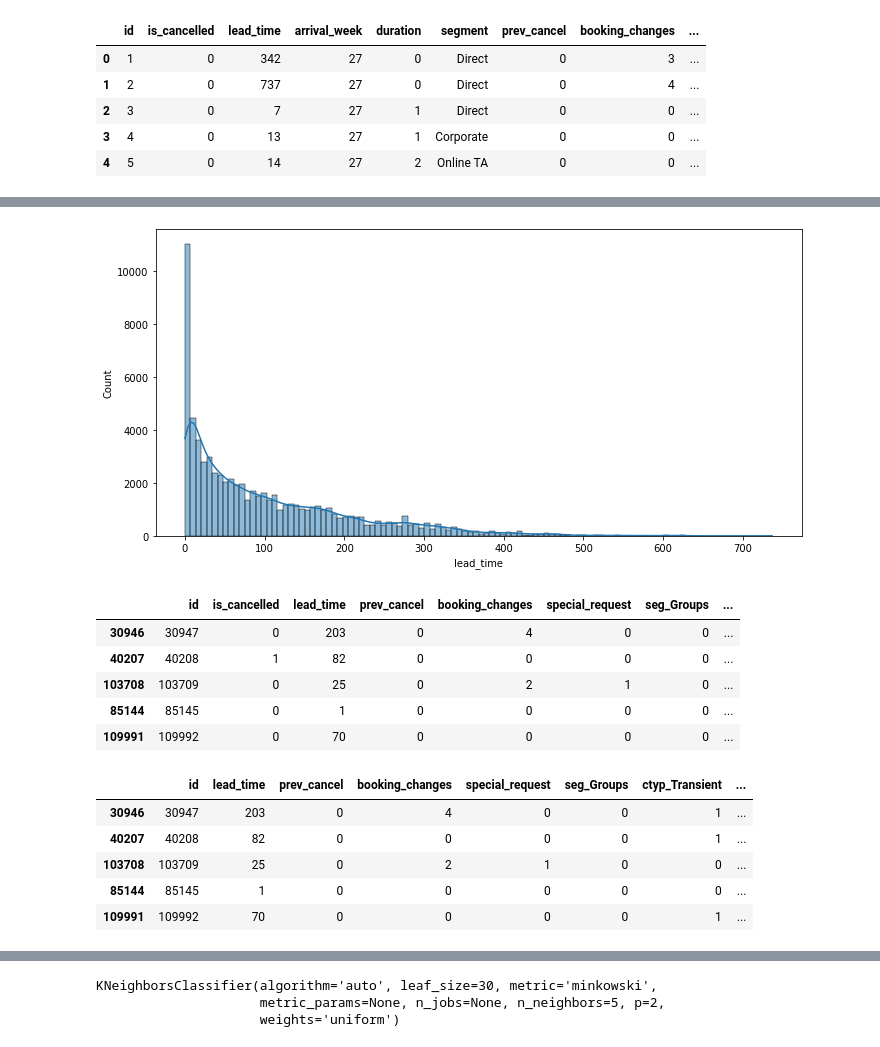
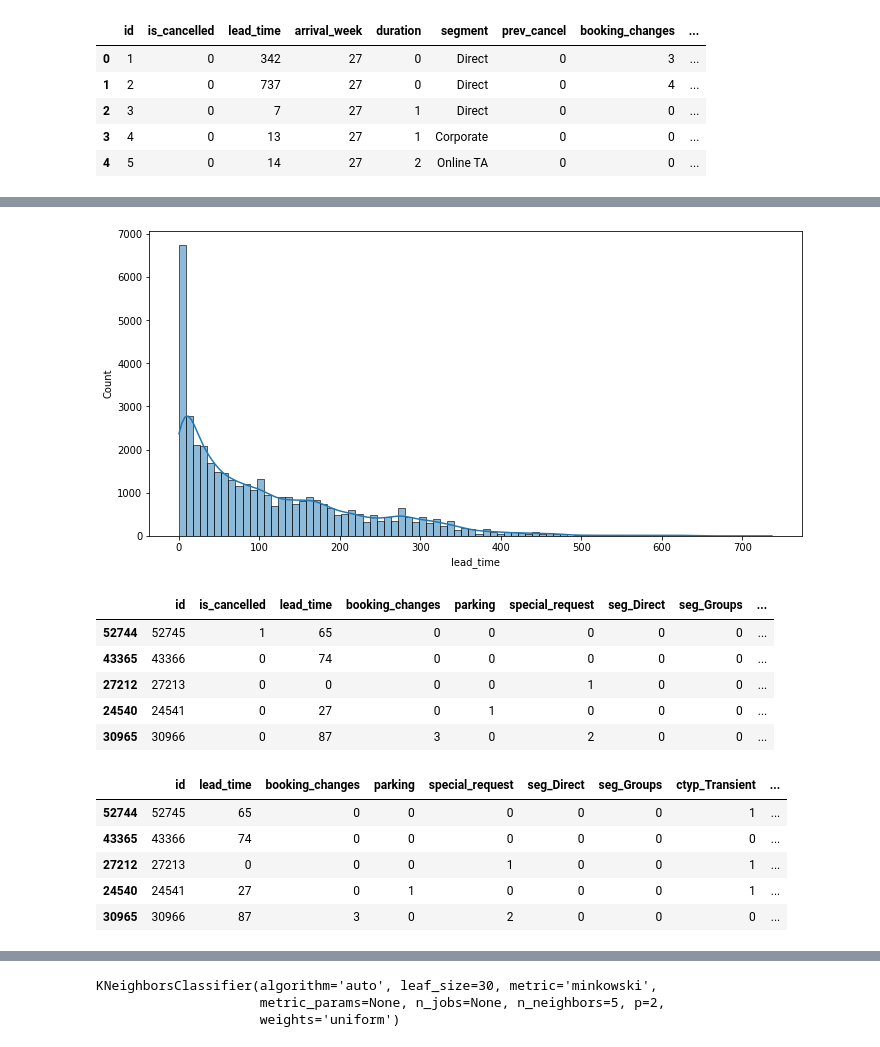
Before and after one commit to jeyakumarvs/datascience, a Jupyter notebook: hotel_cancellation_pred.ipynb, the cells around one changed output, grey strips where cells are left out. Saved outputs shown, nothing was run; the diff lists cells and outputs as text; code cells hidden in the pictures.

```diff
--- a/hotel_cancellation_pred.ipynb
+++ b/hotel_cancellation_pred.ipynb
@@ -207,7 +208,7 @@ data.head()
 | 4 | 5 | 0 | 14 | 27 | 2 | Online TA | 0 | 0 | ... |
 # %%
 #split the train and test data
-tr_data, test_data = train_test_split(data, test_size=0.4, random_state=42)
+tr_data, test_data = train_test_split(data, test_size=0.5, random_state=42)
 print("Training set count: ", len(tr_data))
 print("Test set count: ",len(test_data))
 # %% [output]
@@ -297,39 +298,39 @@ sb.histplot(lead_time, kde=True)
 plt.tight_layout()
 plt.show()
 # %% [output]
-[figure, old version]
+[figure, new version]
 # %%
 # Test Data
 
 test_data_mdl = test_data.copy()
 #Rename it to make it consitent with other features
 test_data_mdl.rename(columns={'dep_Non Refund':'dep_non_refund'}, inplace=True)
 test_data_mdl.rename(columns={'dep_No Deposit':'dep_no_deposit'}, inplace=True)
 test_data_mdl.rename(columns={'ctyp_Transient-Party':'ctyp_transient_party'}, inplace=True)
 
-features_sel = ['id','is_cancelled','dep_non_refund','lead_time','seg_Groups','prev_cancel','ctyp_Transient', 'dep_no_deposit','special_request','ctyp_transient_party','booking_changes']
+features_sel = ['id','is_cancelled','dep_non_refund','lead_time','ctyp_Transient','seg_Groups', 'dep_no_deposit','parking','seg_Direct','special_request','booking_changes','ctyp_transient_party']
 test_data_mdl.drop(test_data_mdl.columns.difference(features_sel),axis=1,inplace=True)
 
 test_data_mdl.head()
 # %% [output]
-|  | id | is_cancelled | lead_time | prev_cancel | booking_changes | special_request | seg_Groups | ... |
-| 30946 | 30947 | 0 | 203 | 0 | 4 | 0 | 0 | ... |
-| 40207 | 40208 | 1 | 82 | 0 | 0 | 0 | 0 | ... |
-| 103708 | 103709 | 0 | 25 | 0 | 2 | 1 | 0 | ... |
-| 85144 | 85145 | 0 | 1 | 0 | 0 | 0 | 0 | ... |
-| 109991 | 109992 | 0 | 70 | 0 | 0 | 0 | 0 | ... |
+|  | id | is_cancelled | lead_time | booking_changes | parking | special_request | seg_Direct | seg_Groups | ... |
+| 52744 | 52745 | 1 | 65 | 0 | 0 | 0 | 0 | 0 | ... |
+| 43365 | 43366 | 0 | 74 | 0 | 0 | 0 | 0 | 0 | ... |
+| 27212 | 27213 | 0 | 0 | 0 | 0 | 1 | 0 | 0 | ... |
+| 24540 | 24541 | 0 | 27 | 0 | 1 | 0 | 0 | 0 | ... |
+| 30965 | 30966 | 0 | 87 | 3 | 0 | 2 | 0 | 0 | ... |
 # %%
 #remove is_cancelled column
 test_data_mdl.drop("is_cancelled",axis=1,inplace=True)
 
 test_data_mdl.head()
 # %% [output]
-|  | id | lead_time | prev_cancel | booking_changes | special_request | seg_Groups | ctyp_Transient | ... |
-| 30946 | 30947 | 203 | 0 | 4 | 0 | 0 | 1 | ... |
-| 40207 | 40208 | 82 | 0 | 0 | 0 | 0 | 1 | ... |
-| 103708 | 103709 | 25 | 0 | 2 | 1 | 0 | 0 | ... |
-| 85144 | 85145 | 1 | 0 | 0 | 0 | 0 | 0 | ... |
-| 109991 | 109992 | 70 | 0 | 0 | 0 | 0 | 1 | ... |
+|  | id | lead_time | booking_changes | parking | special_request | seg_Direct | seg_Groups | ctyp_Transient | ... |
+| 52744 | 52745 | 65 | 0 | 0 | 0 | 0 | 0 | 1 | ... |
+| 43365 | 43366 | 74 | 0 | 0 | 0 | 0 | 0 | 0 | ... |
+| 27212 | 27213 | 0 | 0 | 0 | 1 | 0 | 0 | 1 | ... |
+| 24540 | 24541 | 27 | 0 | 1 | 0 | 0 | 0 | 1 | ... |
+| 30965 | 30966 | 87 | 3 | 0 | 2 | 0 | 0 | 0 | ... |
 # %%
 tr_data_mdl.head()
 # %% [output]
```
Also changed, not shown: parts of 33 cells of this notebook.
